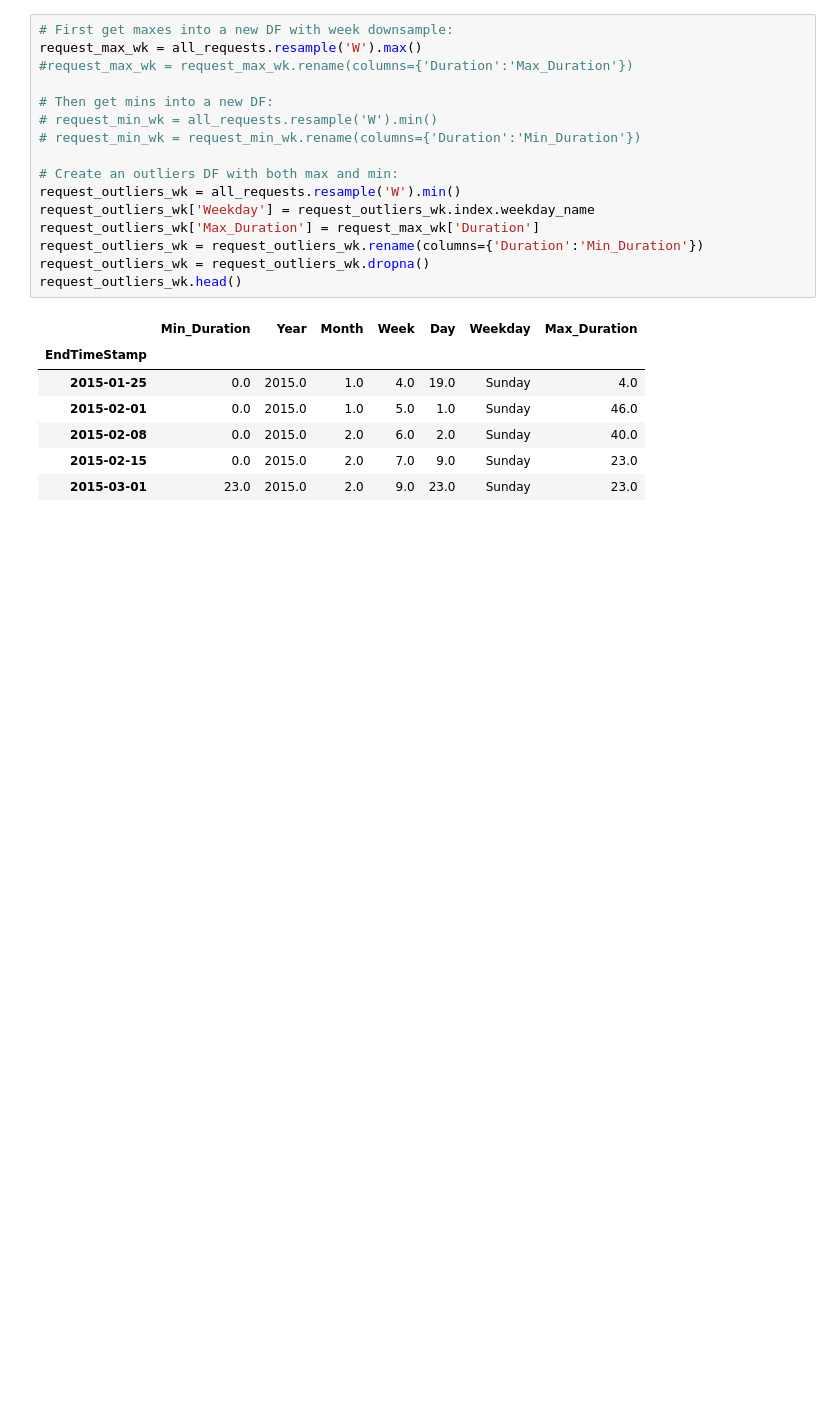
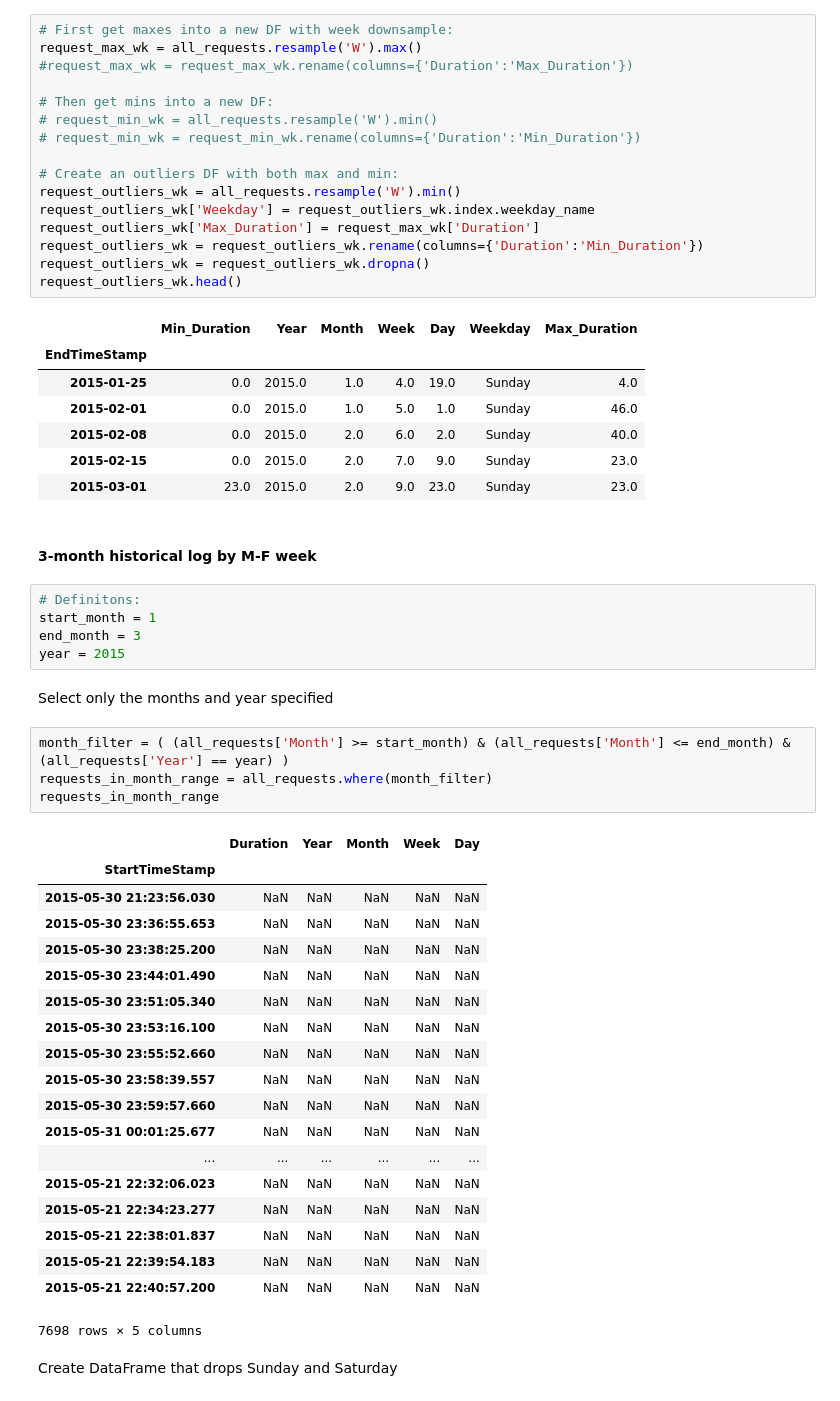
Before and after one commit to leilanihagen/interject-datacell-request-time-data-exploration, a Jupyter notebook: datacell_request_time.ipynb, the cells around one changed output. Saved outputs shown, nothing was run; the diff lists cells and outputs as text; blank space fills up the shorter version.

Commit message:
Started working on 3-month by-week plot

```diff
--- a/datacell_request_time.ipynb
+++ b/datacell_request_time.ipynb
@@ -553,3 +553,38 @@ request_outliers_wk.head()
 | 2015-02-08 | 0.0 | 2015.0 | 2.0 | 6.0 | 2.0 | Sunday | 40.0 |
 | 2015-02-15 | 0.0 | 2015.0 | 2.0 | 7.0 | 9.0 | Sunday | 23.0 |
 | 2015-03-01 | 23.0 | 2015.0 | 2.0 | 9.0 | 23.0 | Sunday | 23.0 |
+# %% [markdown]
+#### 3-month historical log by M-F week
+# %%
+# Definitons:
+start_month = 1
+end_month = 3
+year = 2015
+# %% [markdown]
+Select only the months and year specified
+# %%
+month_filter = ( (all_requests['Month'] >= start_month) & (all_requests['Month'] <= end_month) & (all_requests['Year'] == year) )
+requests_in_month_range = all_requests.where(month_filter)
+requests_in_month_range
+# %% [output]
+|  | Duration | Year | Month | Week | Day |
+| StartTimeStamp |  |  |  |  |  |
+| 2015-05-30 21:23:56.030 | NaN | NaN | NaN | NaN | NaN |
+| 2015-05-30 23:36:55.653 | NaN | NaN | NaN | NaN | NaN |
+| 2015-05-30 23:38:25.200 | NaN | NaN | NaN | NaN | NaN |
+| 2015-05-30 23:44:01.490 | NaN | NaN | NaN | NaN | NaN |
+| 2015-05-30 23:51:05.340 | NaN | NaN | NaN | NaN | NaN |
+| 2015-05-30 23:53:16.100 | NaN | NaN | NaN | NaN | NaN |
+| 2015-05-30 23:55:52.660 | NaN | NaN | NaN | NaN | NaN |
+| 2015-05-30 23:58:39.557 | NaN | NaN | NaN | NaN | NaN |
+| 2015-05-30 23:59:57.660 | NaN | NaN | NaN | NaN | NaN |
+| 2015-05-31 00:01:25.677 | NaN | NaN | NaN | NaN | NaN |
+| ... | ... | ... | ... | ... | ... |
+| 2015-05-21 22:32:06.023 | NaN | NaN | NaN | NaN | NaN |
+| 2015-05-21 22:34:23.277 | NaN | NaN | NaN | NaN | NaN |
+| 2015-05-21 22:38:01.837 | NaN | NaN | NaN | NaN | NaN |
+| 2015-05-21 22:39:54.183 | NaN | NaN | NaN | NaN | NaN |
+| 2015-05-21 22:40:57.200 | NaN | NaN | NaN | NaN | NaN |
+7698 rows × 5 columns
+# %% [markdown]
+Create DataFrame that drops Sunday and Saturday
```
